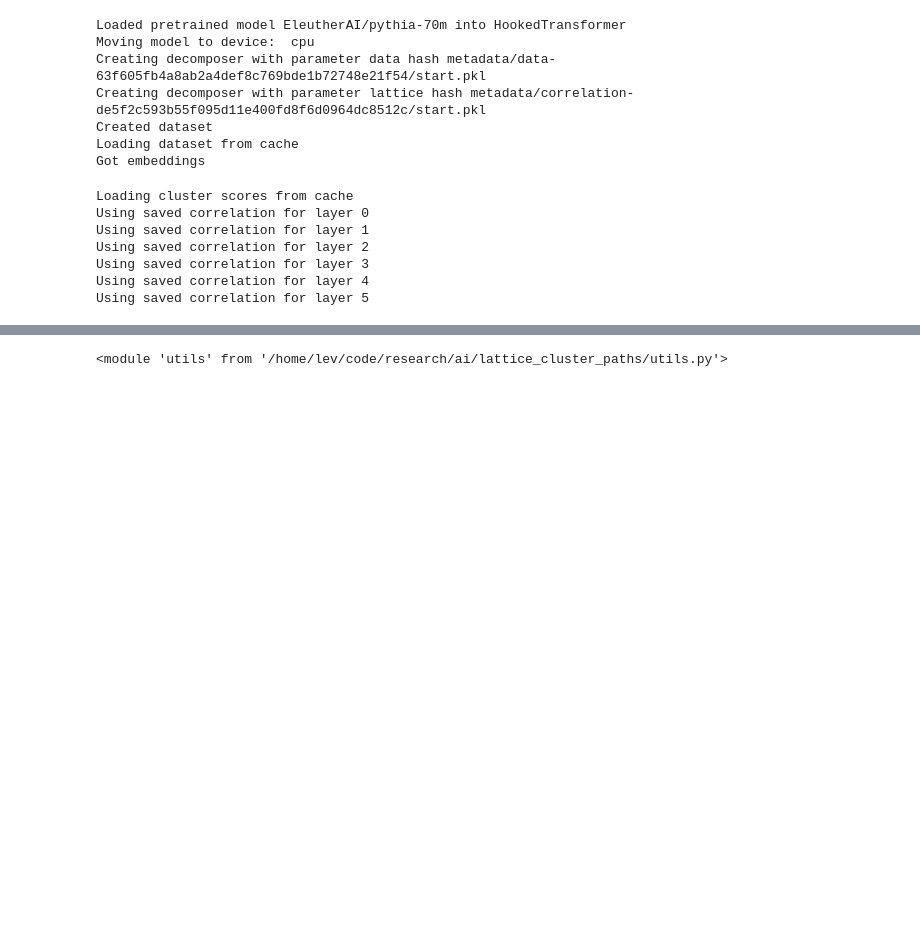
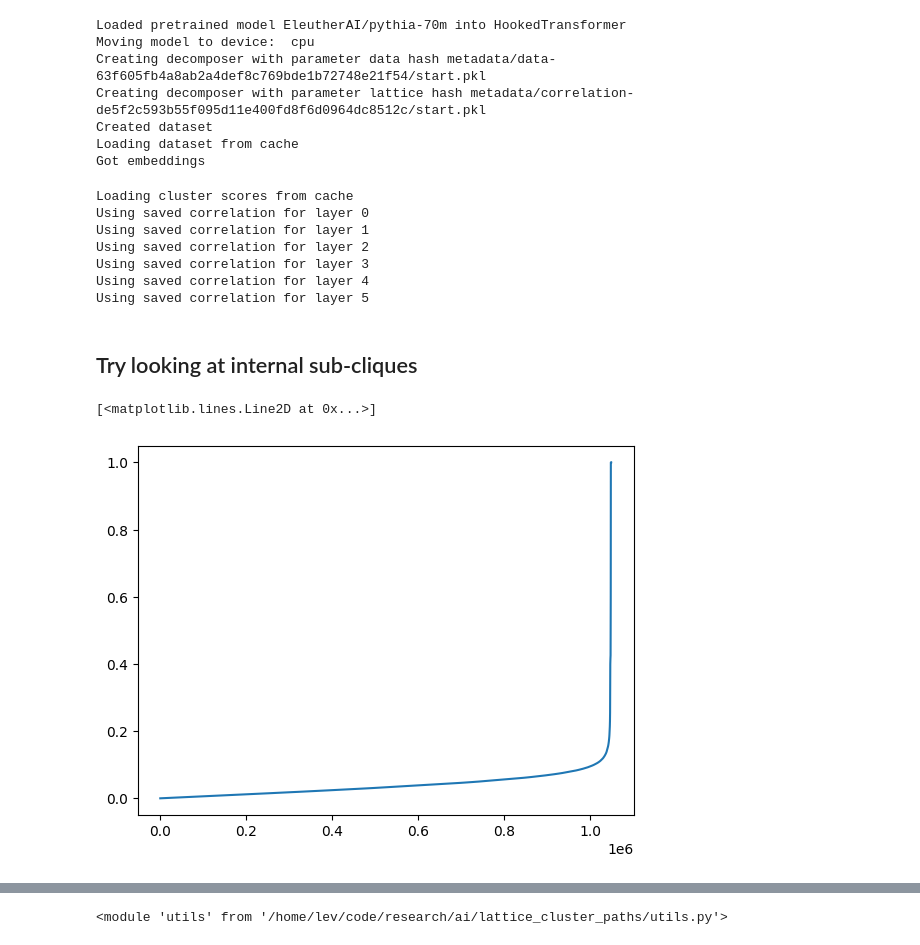
Before and after one commit to Lev-Stambler/lattice_cluster_paths, a Jupyter notebook: runner.ipynb, the cells around one changed output, grey strips where cells are left out. Drawn from its saved outputs; the diff is of its cells as text; code cells hidden in the pictures; blank space fills up the shorter version.

Commit message:
starten on em clique boys

```diff
--- a/runner.ipynb
+++ b/runner.ipynb
@@ -63,3 +63,15 @@ Using saved correlation for layer 2
 Using saved correlation for layer 3
 Using saved correlation for layer 4
 Using saved correlation for layer 5
+# %% [markdown]
+## Try looking at internal sub-cliques
+# %%
+import networkx as nx
+import matplotlib.pyplot as plt
+LY=0
+f = decomp.internal_correlations[LY].flatten()
+f.sort()
+plt.plot(f)
+# %% [output]
+[<matplotlib.lines.Line2D at 0x...>]
+[figure, added]
```
Also changed, not shown: parts of 10 cells of this notebook, 2 other files.
